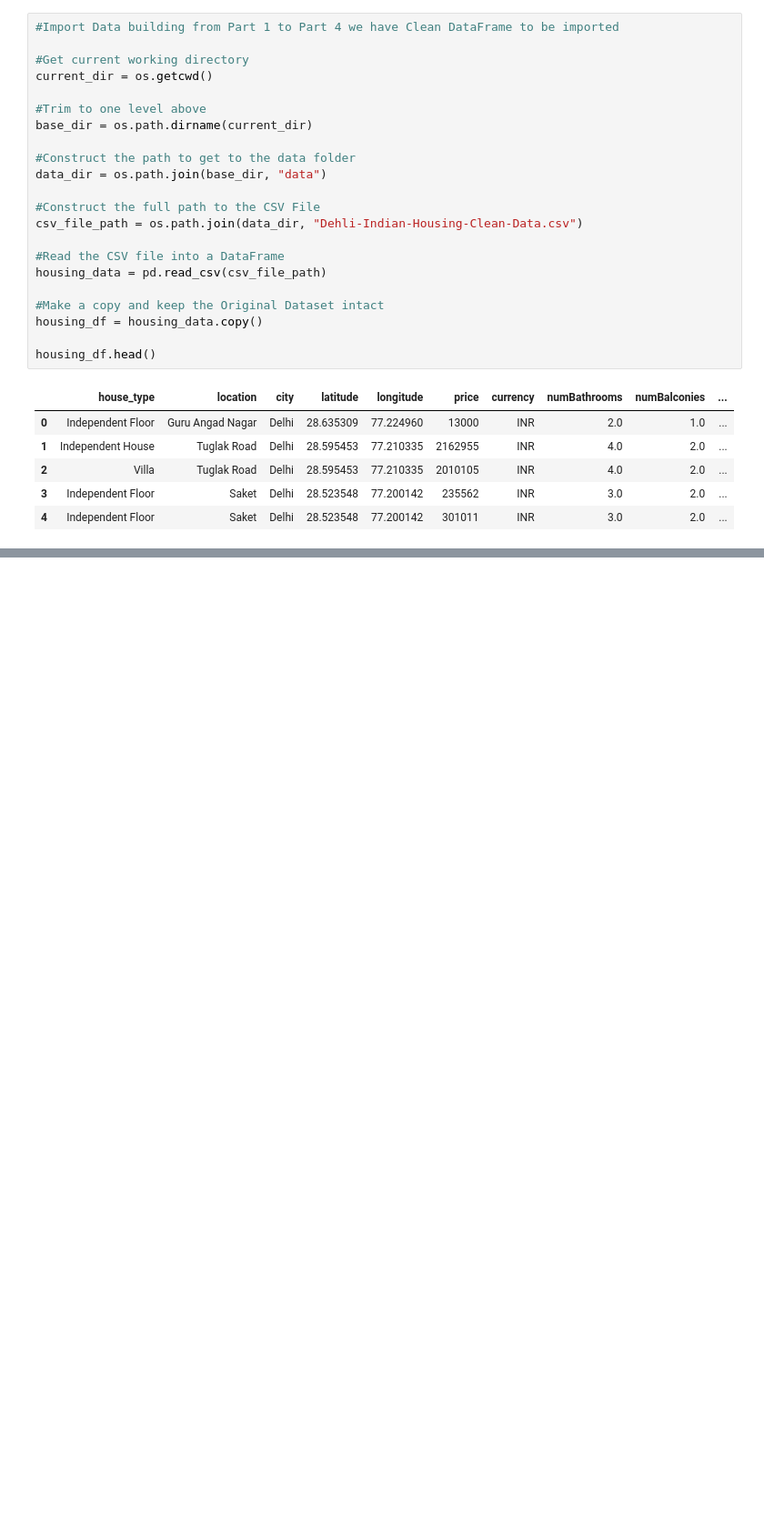
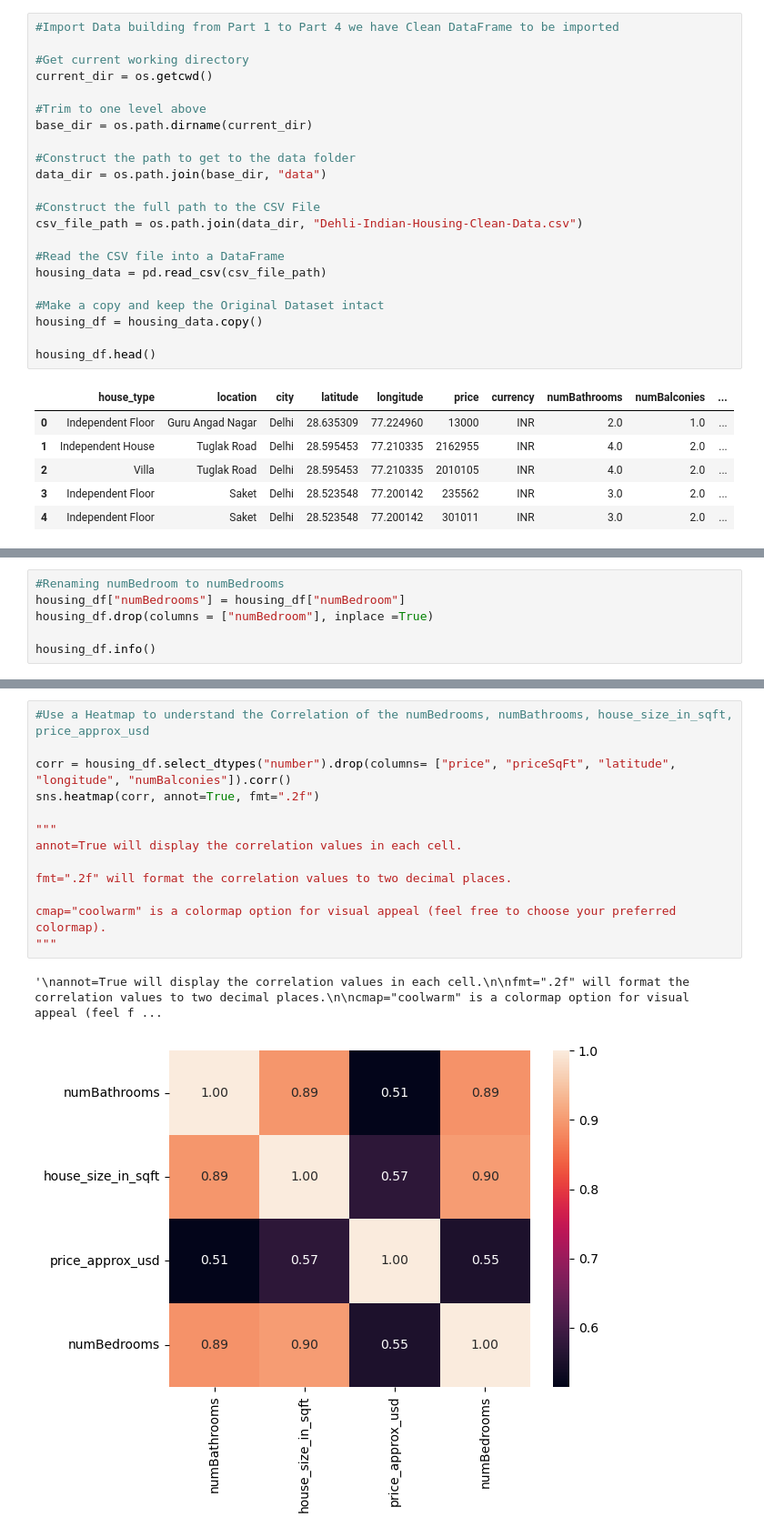
Before and after one commit to dumisanimukuchura/Dehli-Indian-Housing-Analysis-Part-5-Predict-Price-with-Everything, a Jupyter notebook: notebook/Dehli-Indian-Housing-Analysis-Part-5-Predict-Price-with-Everything.ipynb, the cells around one changed output, grey strips where cells are left out. Shown at 91% size. Cells and saved outputs as stored; diff of their text form; blank space fills up the shorter version.

```diff
--- a/notebook/Dehli-Indian-Housing-Analysis-Part-5-Predict-Price-with-Everything.ipynb
+++ b/notebook/Dehli-Indian-Housing-Analysis-Part-5-Predict-Price-with-Everything.ipynb
@@ -65,0 +105,6 @@ housing_df.head()
+# %%
+#Renaming numBedroom to numBedrooms
+housing_df["numBedrooms"] = housing_df["numBedroom"]
+housing_df.drop(columns = ["numBedroom"], inplace =True)
+
+housing_df.info()
@@ -65,0 +142,16 @@ housing_df.head()
+# %%
+#Use a Heatmap to understand the Correlation of the numBedrooms, numBathrooms, house_size_in_sqft, price_approx_usd
+
+corr = housing_df.select_dtypes("number").drop(columns= ["price", "priceSqFt", "latitude", "longitude", "numBalconies"]).corr()
+sns.heatmap(corr, annot=True, fmt=".2f")
+
+"""
+annot=True will display the correlation values in each cell.
+
+fmt=".2f" will format the correlation values to two decimal places.
+
+cmap="coolwarm" is a colormap option for visual appeal (feel free to choose your preferred colormap).
+"""
+# %% [output]
+'\nannot=True will display the correlation values in each cell.\n\nfmt=".2f" will format the correlation values to two decimal places.\n\ncmap="coolwarm" is a colormap option for visual appeal (feel f ...
+[figure, added]
```
Also changed, not shown: parts of 8 cells of this notebook.
